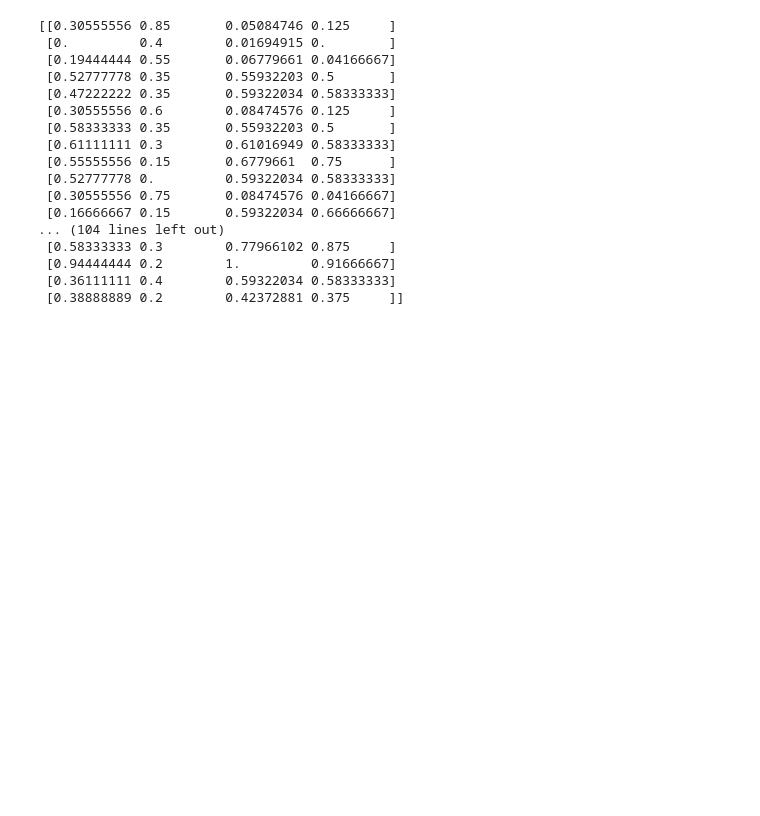
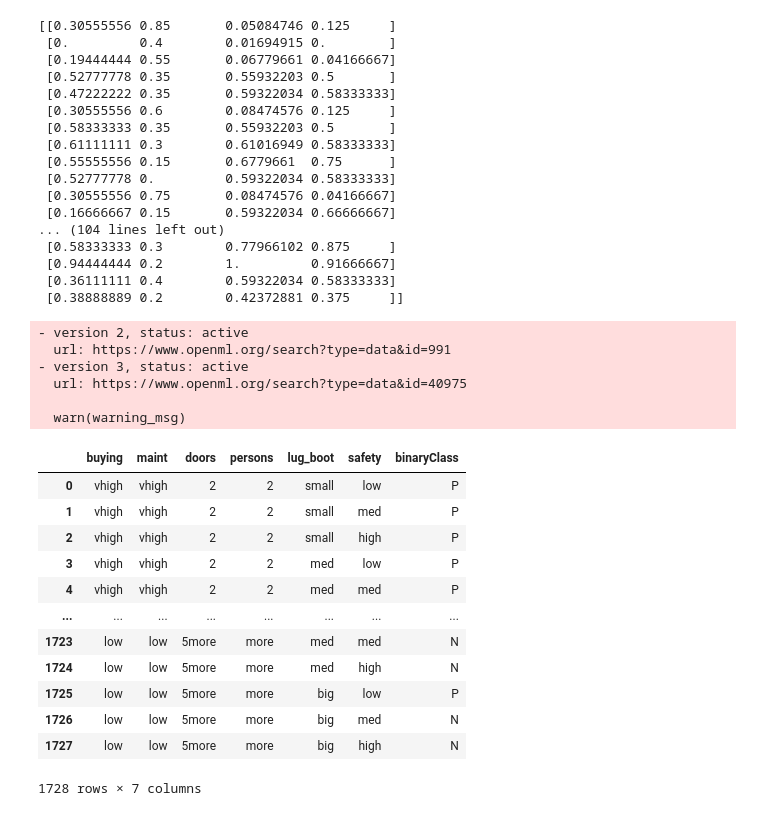
Before and after one commit to Ananya-G-Bharadwaj-Hassan/Python_practice, a Jupyter notebook: Scikit Learn/demo.ipynb, the cells around one changed output. Saved outputs shown, nothing was run; the diff lists cells and outputs as text; code cells hidden in the pictures; blank space fills up the shorter version.

```diff
--- a/Scikit Learn/demo.ipynb
+++ b/Scikit Learn/demo.ipynb
@@ -131,0 +135,23 @@ print(x_train_scaled)
+# %%
+data=fetch_openml('car',as_frame=True).frame
+data
+# %% [output]
+- version 2, status: active
+  url: https://www.openml.org/search?type=data&id=991
+- version 3, status: active
+  url: https://www.openml.org/search?type=data&id=40975
+
+  warn(warning_msg)
+|  | buying | maint | doors | persons | lug_boot | safety | binaryClass |
+| 0 | vhigh | vhigh | 2 | 2 | small | low | P |
+| 1 | vhigh | vhigh | 2 | 2 | small | med | P |
+| 2 | vhigh | vhigh | 2 | 2 | small | high | P |
+| 3 | vhigh | vhigh | 2 | 2 | med | low | P |
+| 4 | vhigh | vhigh | 2 | 2 | med | med | P |
+| ... | ... | ... | ... | ... | ... | ... | ... |
+| 1723 | low | low | 5more | more | med | med | N |
+| 1724 | low | low | 5more | more | med | high | N |
+| 1725 | low | low | 5more | more | big | low | P |
+| 1726 | low | low | 5more | more | big | med | N |
+| 1727 | low | low | 5more | more | big | high | N |
+1728 rows × 7 columns
```
Also changed, not shown: parts of 3 cells of this notebook, 2 other files.
